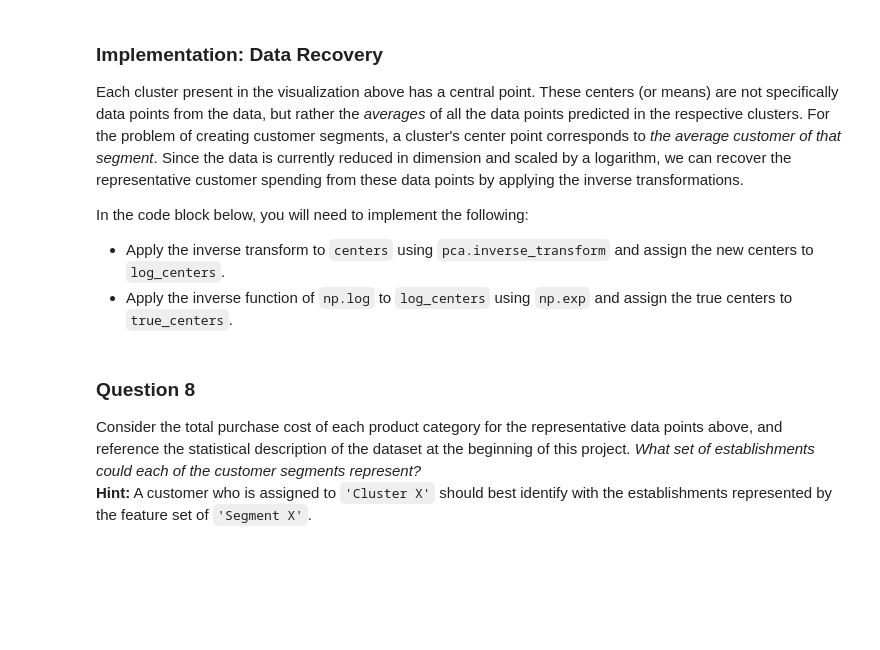
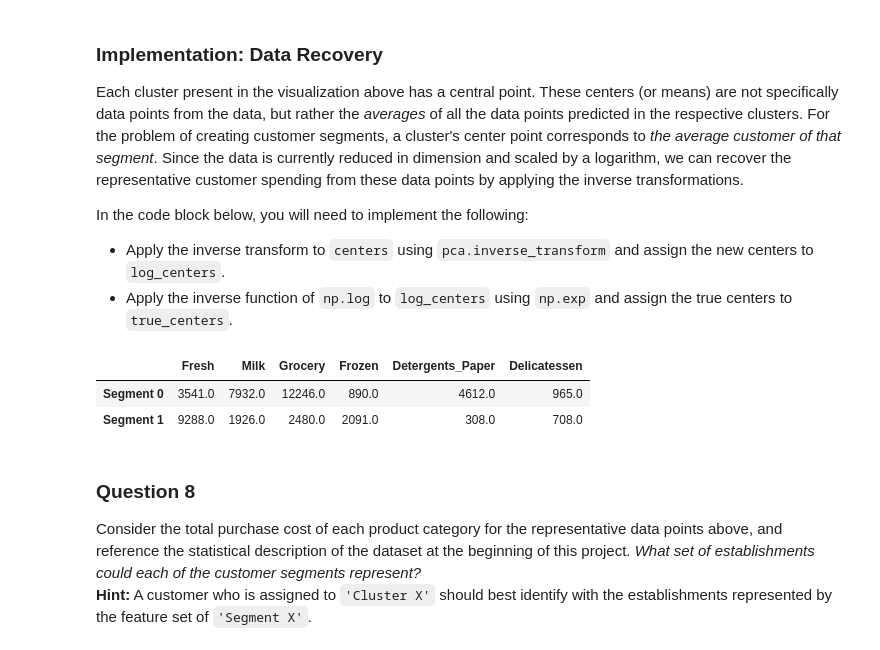
Before and after one commit to gdangelo/udacity-MLND, a Jupyter notebook: projects/customer_segments/customer_segments.ipynb, the cells around one changed output. Saved outputs shown, nothing was run; the diff lists cells and outputs as text; code cells hidden in the pictures; blank space fills up the shorter version.

```diff
--- a/projects/customer_segments/customer_segments.ipynb
+++ b/projects/customer_segments/customer_segments.ipynb
@@ -549,16 +562,20 @@ In the code block below, you will need to implement the following:
  - Apply the inverse function of `np.log` to `log_centers` using `np.exp` and assign the true centers to `true_centers`.
 # %%
 # TODO: Inverse transform the centers
-log_centers = None
+log_centers = pca.inverse_transform(centers)
 
 # TODO: Exponentiate the centers
-true_centers = None
+true_centers = np.exp(log_centers)
 
 # Display the true centers
 segments = ['Segment {}'.format(i) for i in range(0,len(centers))]
 true_centers = pd.DataFrame(np.round(true_centers), columns = data.keys())
 true_centers.index = segments
 display(true_centers)
+# %% [output]
+|  | Fresh | Milk | Grocery | Frozen | Detergents_Paper | Delicatessen |
+| Segment 0 | 3541.0 | 7932.0 | 12246.0 | 890.0 | 4612.0 | 965.0 |
+| Segment 1 | 9288.0 | 1926.0 | 2480.0 | 2091.0 | 308.0 | 708.0 |
 # %% [markdown]
 ### Question 8
 Consider the total purchase cost of each product category for the representative data points above, and reference the statistical description of the dataset at the beginning of this project. *What set of establishments could each of the customer segments represent?*
```
Also changed, not shown: parts of 14 cells of this notebook.
